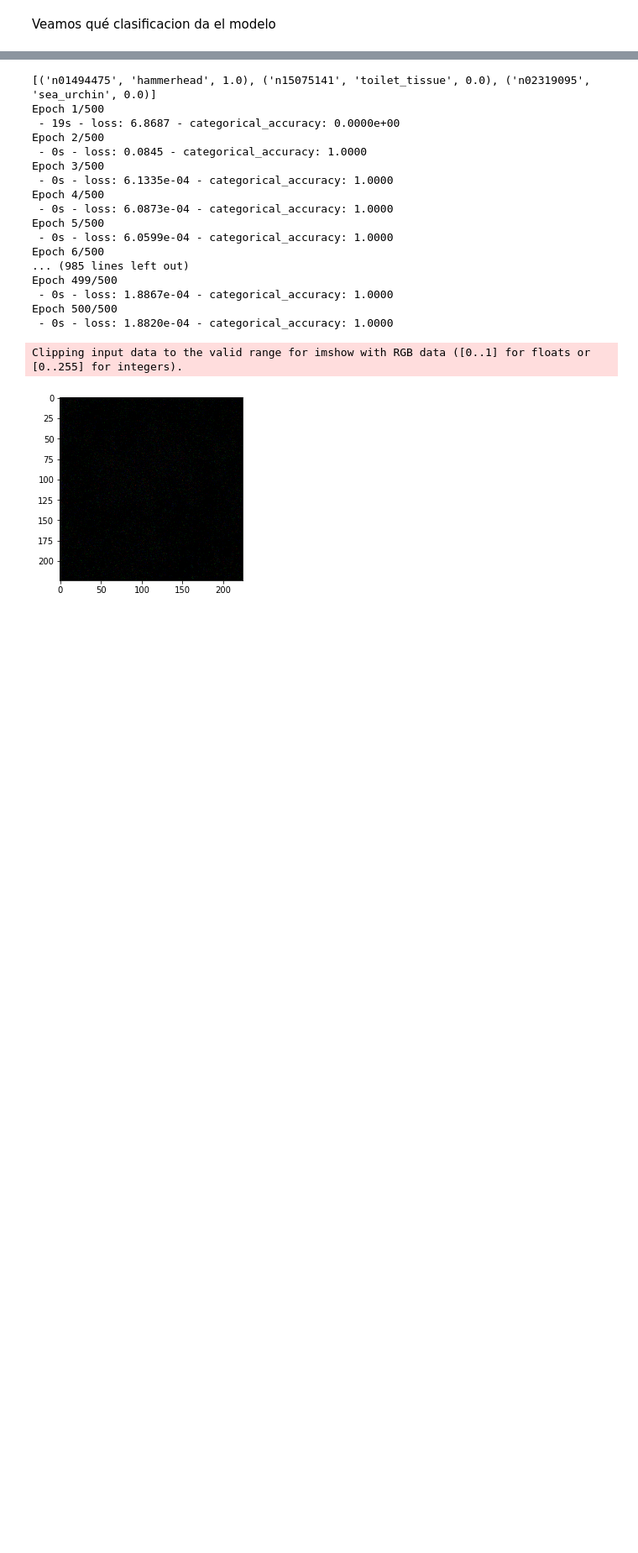
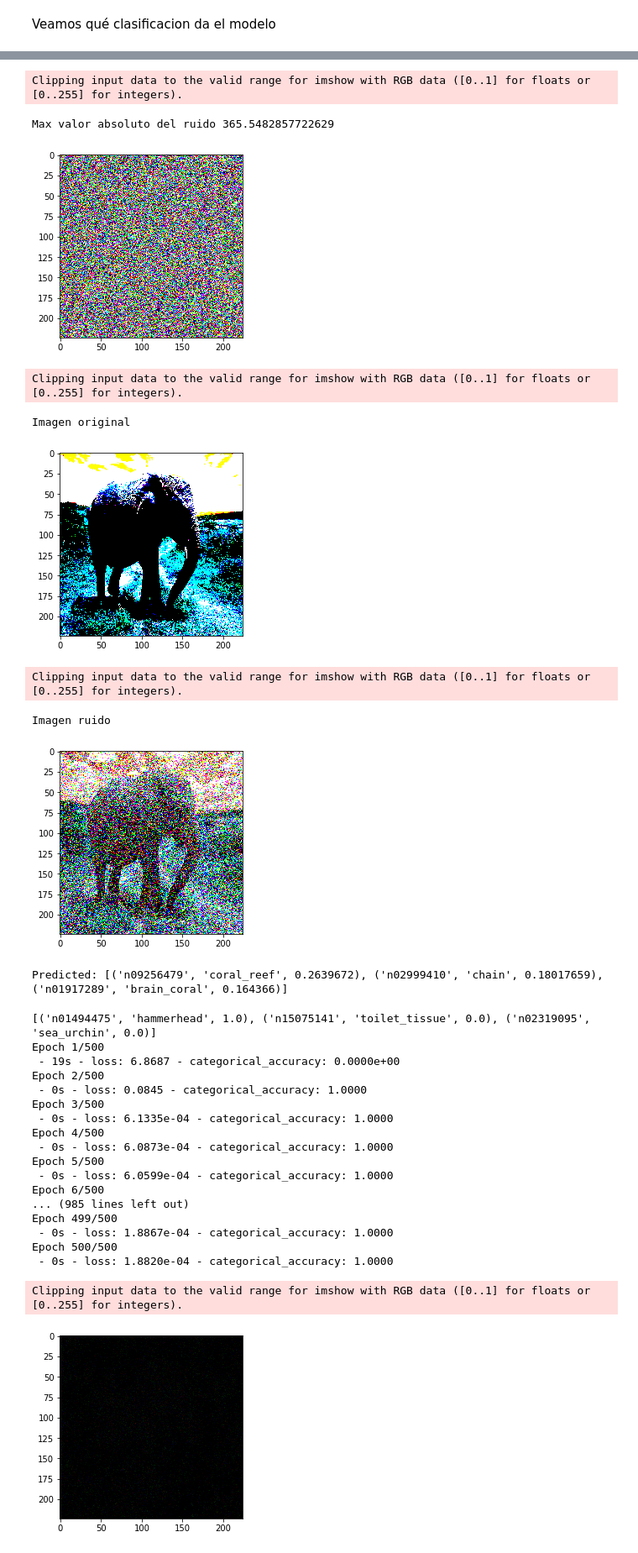
Before and after one commit to andrscyv/am_proyecto_final, a Jupyter notebook: ejemplo_adversarial_resnet.ipynb, the cells around one changed output, grey strips where cells are left out. Shown: that part at 84% size. Saved outputs shown, nothing was run; the diff lists cells and outputs as text; code cells hidden in the pictures; blank space fills up the shorter version.

```diff
--- a/ejemplo_adversarial_resnet.ipynb
+++ b/ejemplo_adversarial_resnet.ipynb
@@ -203,0 +74,23 @@ def clasifica_mod_adversarial(inp, net):
+# %%
+factor = 80
+ruido = np.random.normal(loc=0.0, scale=1, size=x.shape)*factor
+print('Max valor absoluto del ruido', np.max(np.abs(ruido)))
+plotImage(ruido[0])
+img_ruido = x + ruido
+print("Imagen original")
+plotImage(x[0])
+print("Imagen ruido")
+plotImage(img_ruido[0])
+preds = model.predict(img_ruido)
+print('Predicted:', decode_predictions(preds, top=3)[0])
+# %% [output]
+Clipping input data to the valid range for imshow with RGB data ([0..1] for floats or [0..255] for integers).
+Max valor absoluto del ruido 365.5482857722629
+[figure, added]
+Clipping input data to the valid range for imshow with RGB data ([0..1] for floats or [0..255] for integers).
+Imagen original
+[figure, added]
+Clipping input data to the valid range for imshow with RGB data ([0..1] for floats or [0..255] for integers).
+Imagen ruido
+[figure, added]
+Predicted: [('n09256479', 'coral_reef', 0.2639672), ('n02999410', 'chain', 0.18017659), ('n01917289', 'brain_coral', 0.164366)]
```
Also changed, not shown: parts of 7 cells of this notebook.
